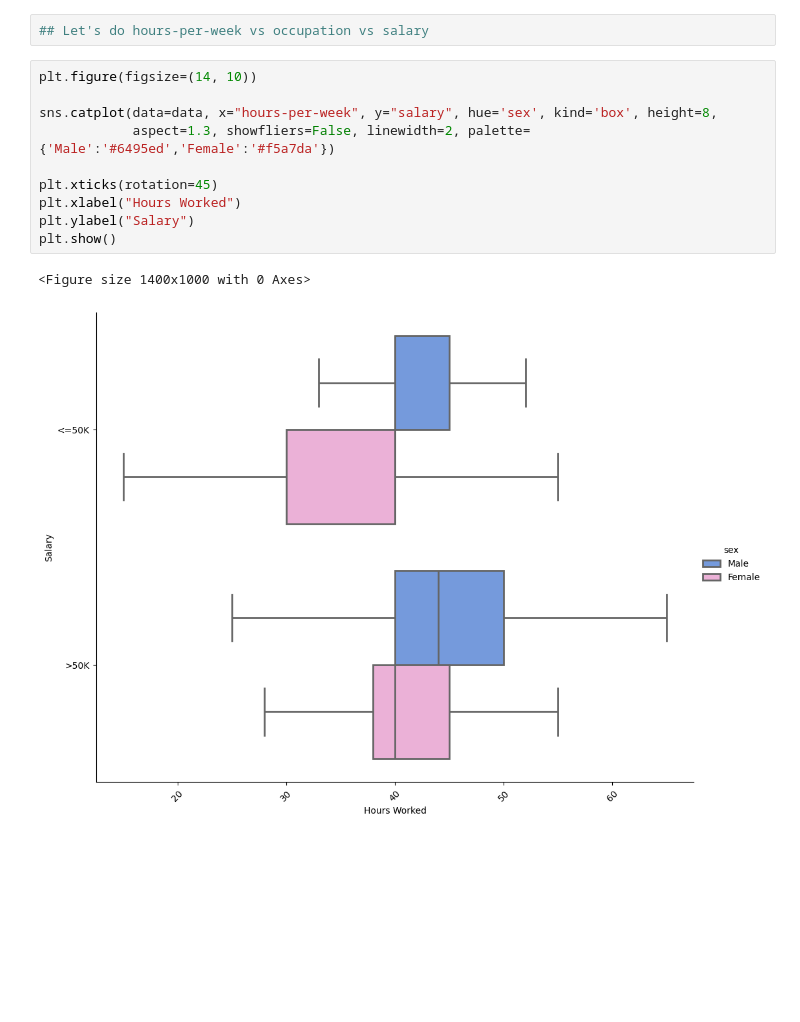
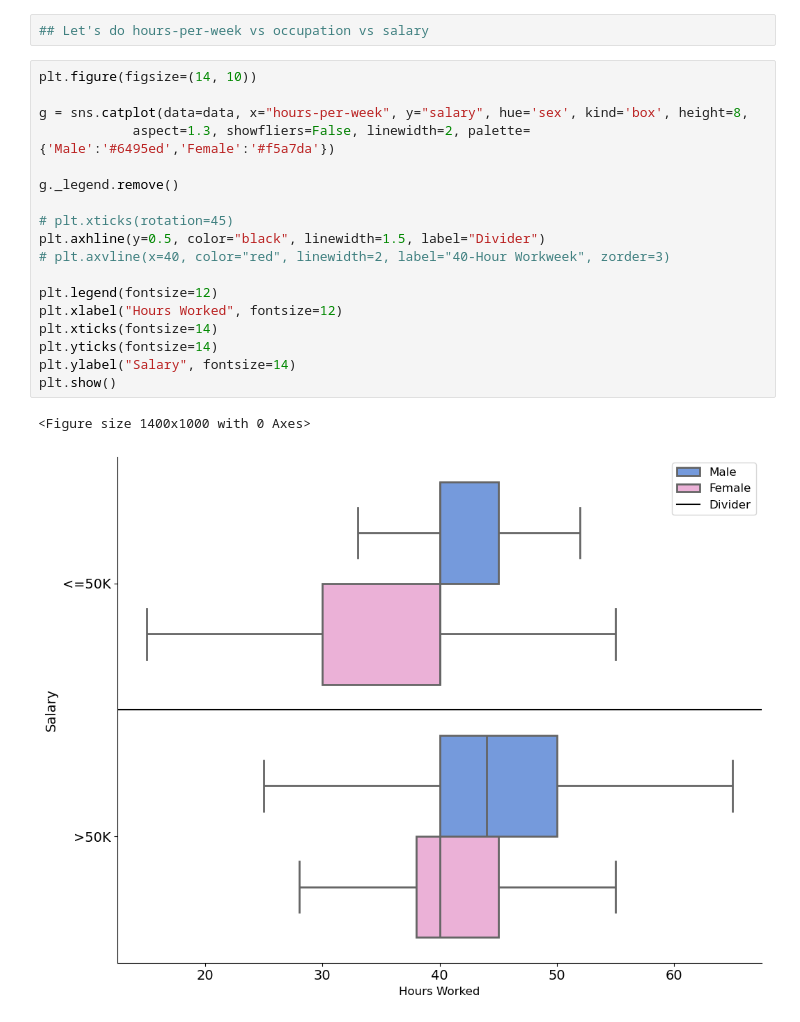
Before and after one commit to andreysgit/College-Data-Analysis, a Jupyter notebook: course_project.ipynb, the cells around one changed output. Drawn from its saved outputs; the diff is of its cells as text; blank space fills up the shorter version.

```diff
--- a/course_project.ipynb
+++ b/course_project.ipynb
@@ -1141,14 +1167,22 @@ plt.show()
 # %%
 plt.figure(figsize=(14, 10))
 
-sns.catplot(data=data, x="hours-per-week", y="salary", hue='sex', kind='box', height=8,
+g = sns.catplot(data=data, x="hours-per-week", y="salary", hue='sex', kind='box', height=8,
             aspect=1.3, showfliers=False, linewidth=2, palette={'Male':'#6495ed','Female':'#f5a7da'})
 
-plt.xticks(rotation=45)
-plt.xlabel("Hours Worked")
-plt.ylabel("Salary")
+g._legend.remove()
+
+# plt.xticks(rotation=45)
+plt.axhline(y=0.5, color="black", linewidth=1.5, label="Divider")
+# plt.axvline(x=40, color="red", linewidth=2, label="40-Hour Workweek", zorder=3)
+
+plt.legend(fontsize=12)
+plt.xlabel("Hours Worked", fontsize=12)
+plt.xticks(fontsize=14)
+plt.yticks(fontsize=14)
+plt.ylabel("Salary", fontsize=14)
 plt.show()
 # %% [output]
 <Figure size 1400x1000 with 0 Axes>
-[figure, old version]
+[figure, new version]
 # %%
```
Also changed, not shown: parts of 5 cells of this notebook, 6 other files.
